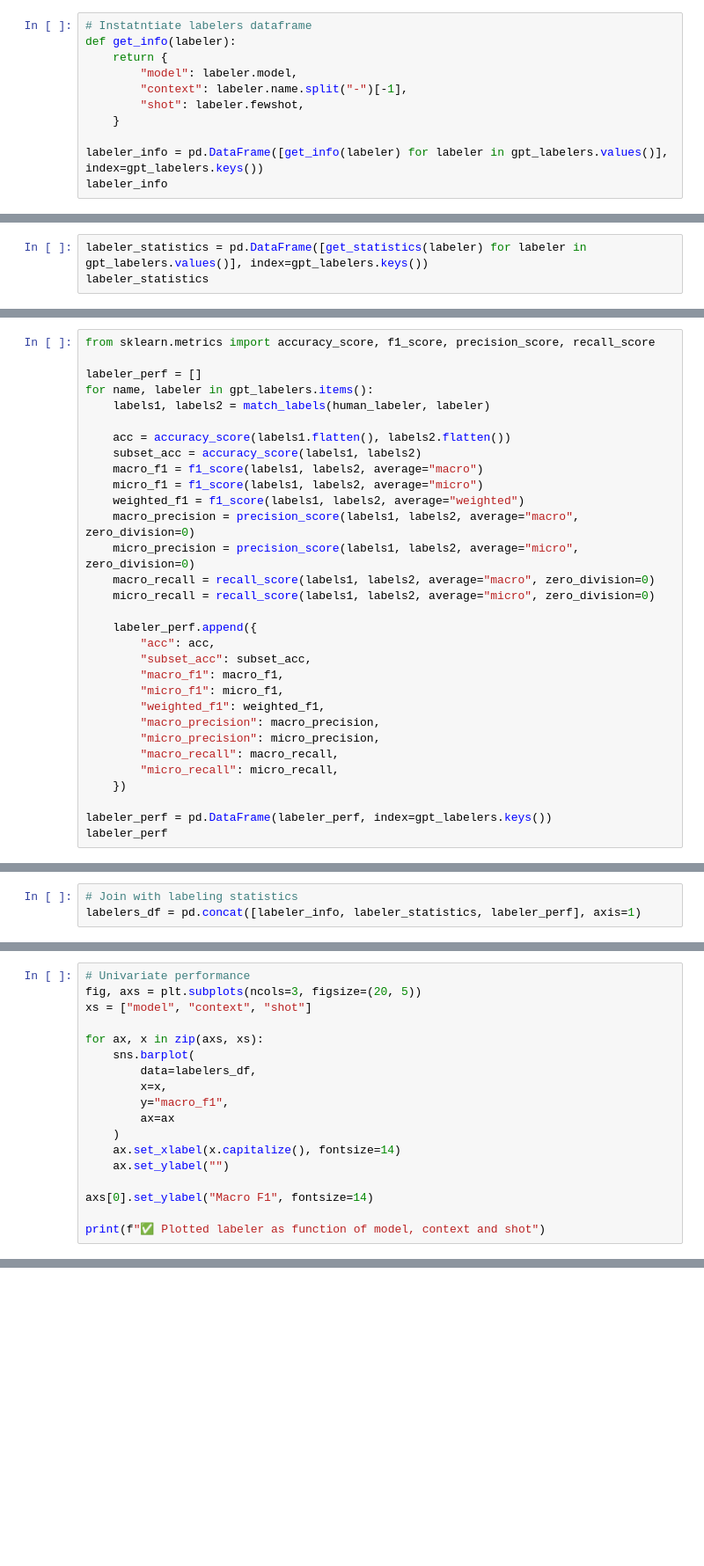
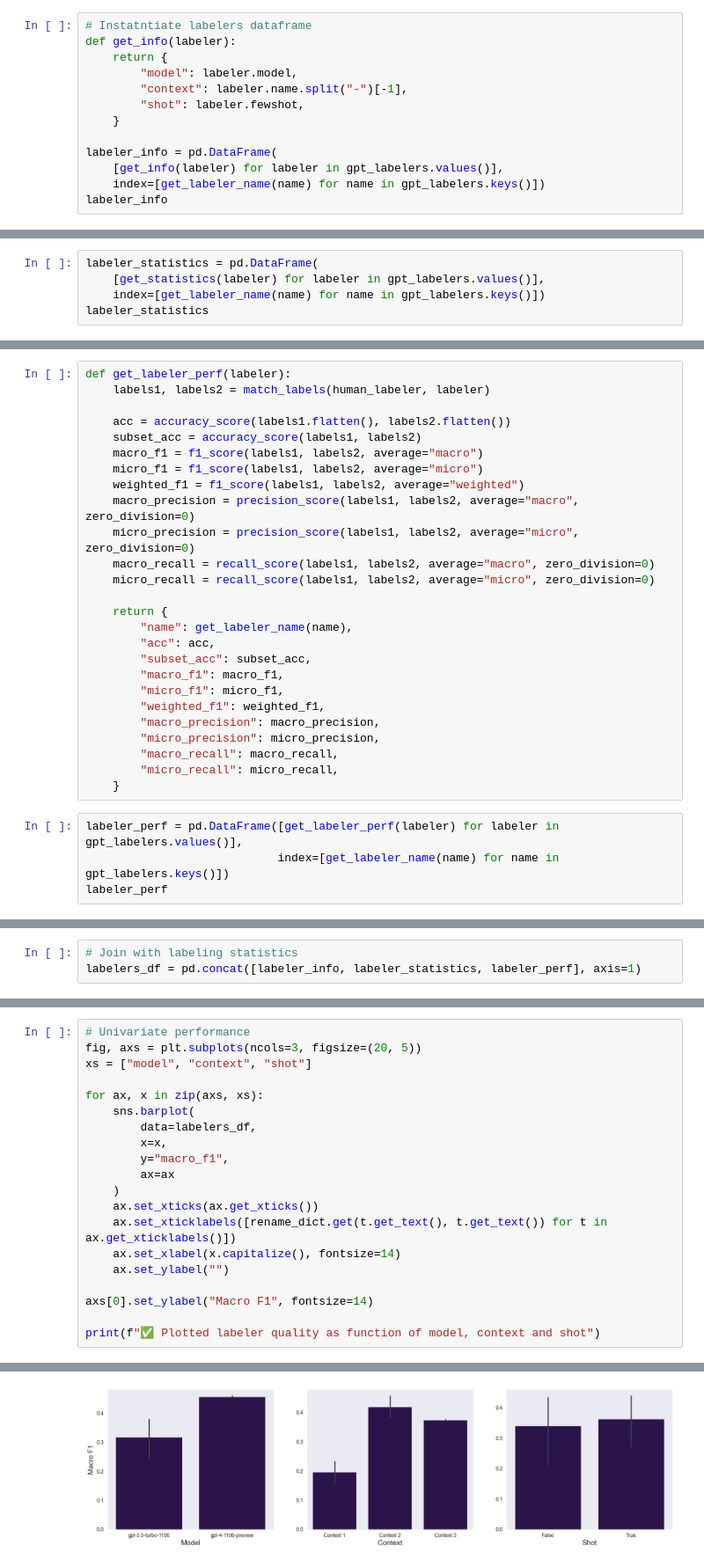
Before and after one commit to CS-433/ml-project-2-mlp, a Jupyter notebook: notebooks/eda.ipynb, the cells around one changed output, grey strips where cells are left out. Shown: that part at 88% size. Saved outputs shown, nothing was run; the diff lists cells and outputs as text; blank space fills up the shorter version.

```diff
--- a/notebooks/eda.ipynb
+++ b/notebooks/eda.ipynb
@@ -357,5 +396,7 @@ def get_info(labeler):
         "shot": labeler.fewshot,
     }
 
-labeler_info = pd.DataFrame([get_info(labeler) for labeler in gpt_labelers.values()], index=gpt_labelers.keys())
+labeler_info = pd.DataFrame(
+    [get_info(labeler) for labeler in gpt_labelers.values()],
+    index=[get_labeler_name(name) for name in gpt_labelers.keys()])
 labeler_info
@@ -412,5 +473,7 @@ def get_statistics(labeler):
 
     return statistics
 # %%
-labeler_statistics = pd.DataFrame([get_statistics(labeler) for labeler in gpt_labelers.values()], index=gpt_labelers.keys())
+labeler_statistics = pd.DataFrame(
+    [get_statistics(labeler) for labeler in gpt_labelers.values()],
+    index=[get_labeler_name(name) for name in gpt_labelers.keys()])
 labeler_statistics
@@ -469,10 +545,7 @@ def match_labels(labeler1, labeler2, subset = None):
 
     return labels1, labels2
 # %%
-from sklearn.metrics import accuracy_score, f1_score, precision_score, recall_score
-
-labeler_perf = []
-for name, labeler in gpt_labelers.items():
+def get_labeler_perf(labeler):
     labels1, labels2 = match_labels(human_labeler, labeler)
 
     acc = accuracy_score(labels1.flatten(), labels2.flatten())
@@ -485,7 +558,8 @@ for name, labeler in gpt_labelers.items():
     macro_recall = recall_score(labels1, labels2, average="macro", zero_division=0)
     micro_recall = recall_score(labels1, labels2, average="micro", zero_division=0)
 
-    labeler_perf.append({
+    return {
+        "name": get_labeler_name(name),
         "acc": acc,
         "subset_acc": subset_acc,
         "macro_f1": macro_f1,
@@ -495,7 +569,8 @@ for name, labeler in gpt_labelers.items():
         "micro_precision": micro_precision,
         "macro_recall": macro_recall,
         "micro_recall": micro_recall,
-    })
-
-labeler_perf = pd.DataFrame(labeler_perf, index=gpt_labelers.keys())
-labeler_perf
+    }
+# %%
+labeler_perf = pd.DataFrame([get_labeler_perf(labeler) for labeler in gpt_labelers.values()],
+                            index=[get_labeler_name(name) for name in gpt_labelers.keys()])
+labeler_perf
@@ -520,9 +612,12 @@ for ax, x in zip(axs, xs):
         y="macro_f1",
         ax=ax
     )
+    ax.set_xticks(ax.get_xticks())
+    ax.set_xticklabels([rename_dict.get(t.get_text(), t.get_text()) for t in ax.get_xticklabels()])
     ax.set_xlabel(x.capitalize(), fontsize=14)
     ax.set_ylabel("")
 
 axs[0].set_ylabel("Macro F1", fontsize=14)
 
-print(f"✅ Plotted labeler as function of model, context and shot")
+print(f"✅ Plotted labeler quality as function of model, context and shot")
+# %% [output]
@@ -529,3 +625,4 @@ print(f"✅ Plotted labeler as function of model, context and shot")
+[figure, added]
 # %%
 # Labeler parameters
 params = ["model", "context", "shot"]
```
Also changed, not shown: parts of 26 cells of this notebook.
